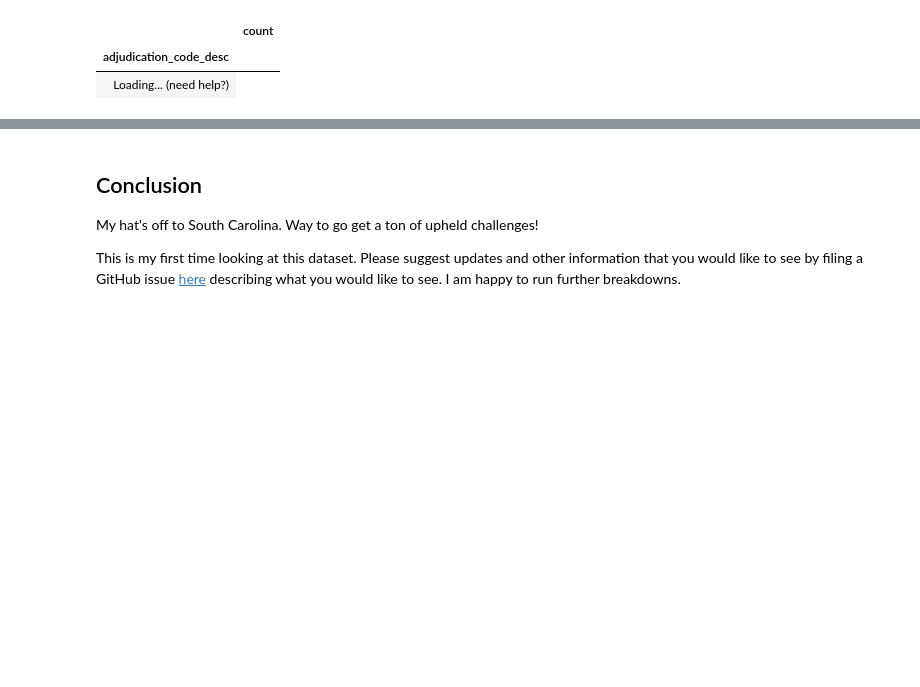
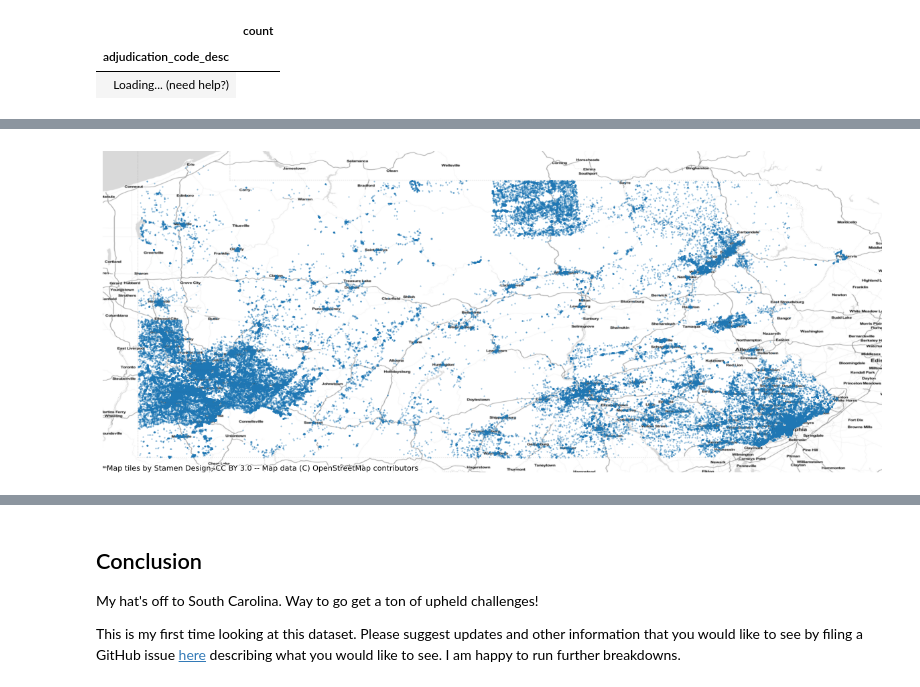
Before and after one commit to bbcommons/challengeReview-Jul23, a Jupyter notebook: analysis.ipynb, the cells around one changed output, grey strips where cells are left out. Cells and saved outputs as stored; diff of their text form; code cells hidden in the pictures; blank space fills up the shorter version.

```diff
--- a/analysis.ipynb
+++ b/analysis.ipynb
@@ -151,0 +175,9 @@ itables.show(overturned.value_counts('adjudication_code_desc'))
+# %%
+stateGdf = gpd.GeoDataFrame(stateDf[stateDf.longitude.notna() & stateDf.latitude.notna()]).reset_index()
+stateGdf = stateGdf.set_geometry(gpd.points_from_xy(stateGdf.longitude, stateGdf.latitude), crs='EPSG:4326')
+# %%
+ax = stateGdf.plot(marker='.', markersize = 1, figsize=(15,9), alpha=.5)
+cx.add_basemap(ax, crs=gdf.crs.to_string(), source=cx.providers.Stamen.TonerLite)
+ax = ax.axis('off')
+# %% [output]
+[figure, added]
```
Also changed, not shown: parts of 14 cells of this notebook.
